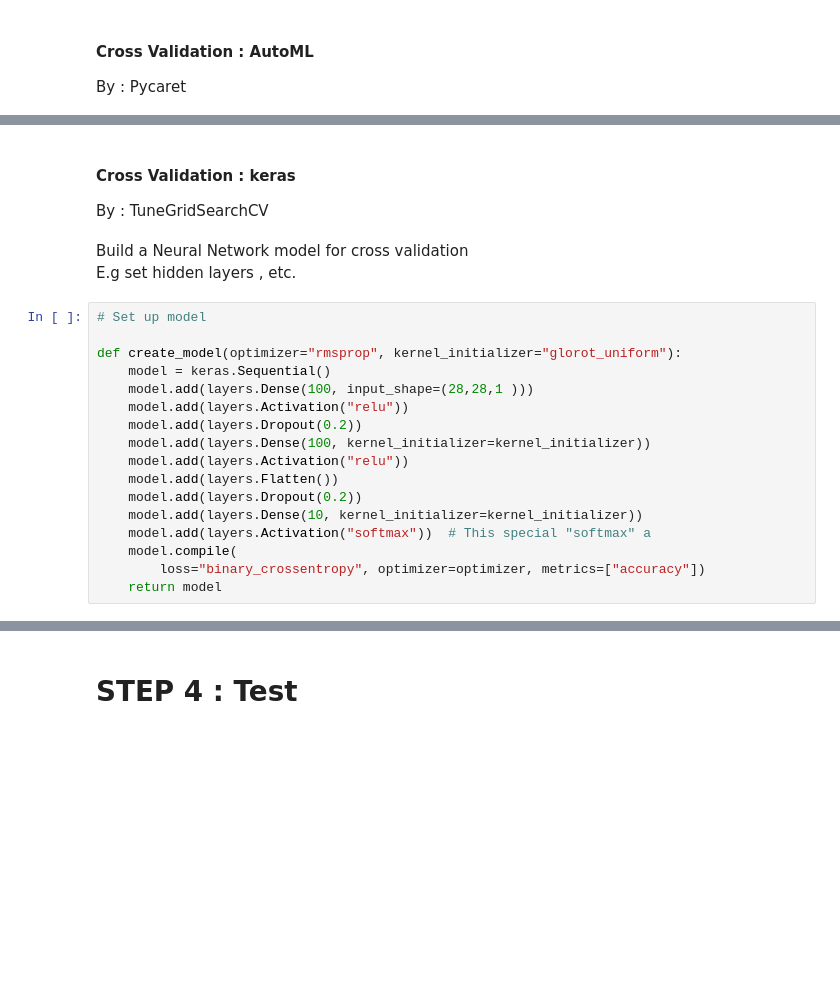
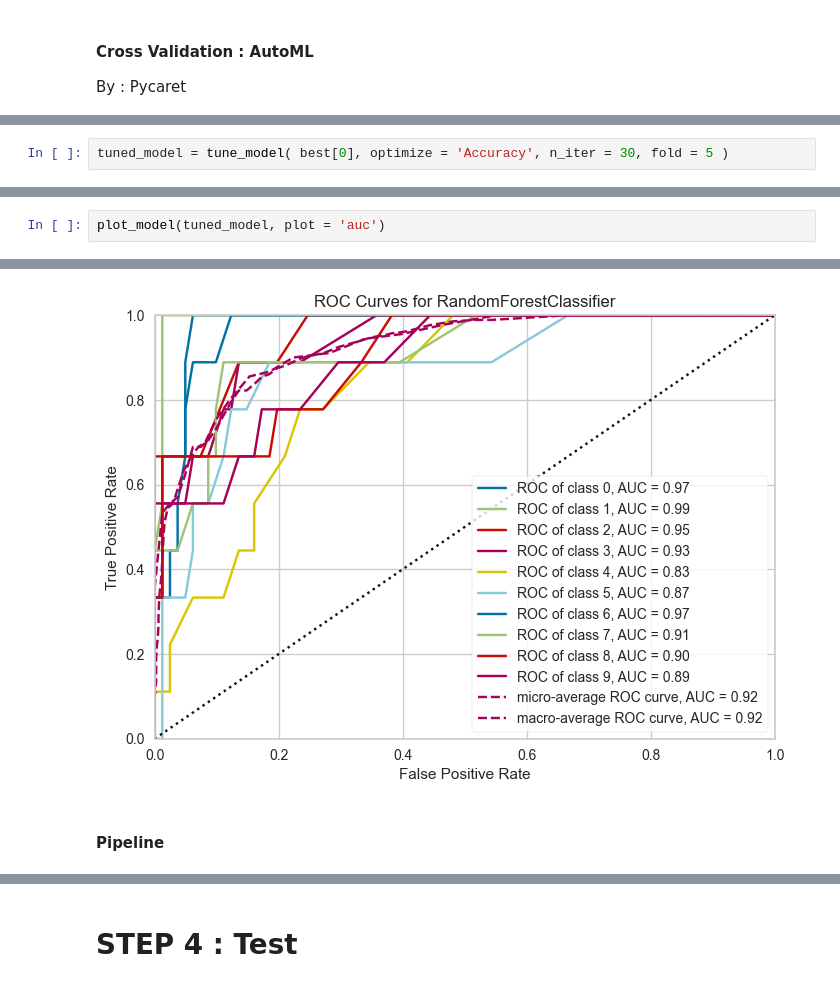
Before and after one commit to HikariJadeEmpire/THNumber_img_classification, a Jupyter notebook: numberclassifier.ipynb, the cells around one changed output, grey strips where cells are left out. Saved outputs shown, nothing was run; the diff lists cells and outputs as text; blank space fills up the shorter version.

```diff
--- a/numberclassifier.ipynb
+++ b/numberclassifier.ipynb
@@ -215,0 +182,2 @@ print(best)
+# %%
+tuned_model = tune_model( best[0], optimize = 'Accuracy', n_iter = 30, fold = 5 )
@@ -215,0 +200,3 @@ print(best)
+# %%
+plot_model(tuned_model, plot = 'auc')
+# %% [output]
@@ -216,23 +204,3 @@ print(best)
+[figure, added]
 # %% [markdown]
-<h4>Cross Validation : keras</h4>
-By : TuneGridSearchCV
+<h4>Pipeline</h4>
-# %% [markdown]
-Build a Neural Network model for cross validation <br>
-E.g set hidden layers , etc.
-# %%
-# Set up model
-
-def create_model(optimizer="rmsprop", kernel_initializer="glorot_uniform"):
-    model = keras.Sequential()
-    model.add(layers.Dense(100, input_shape=(28,28,1 )))
-    model.add(layers.Activation("relu"))
-    model.add(layers.Dropout(0.2))
-    model.add(layers.Dense(100, kernel_initializer=kernel_initializer))
-    model.add(layers.Activation("relu"))
-    model.add(layers.Flatten())
-    model.add(layers.Dropout(0.2))
-    model.add(layers.Dense(10, kernel_initializer=kernel_initializer))
-    model.add(layers.Activation("softmax"))  # This special "softmax" a
-    model.compile(
-        loss="binary_crossentropy", optimizer=optimizer, metrics=["accuracy"])
-    return model
```
Also changed, not shown: parts of 22 cells of this notebook, 1 other file.
